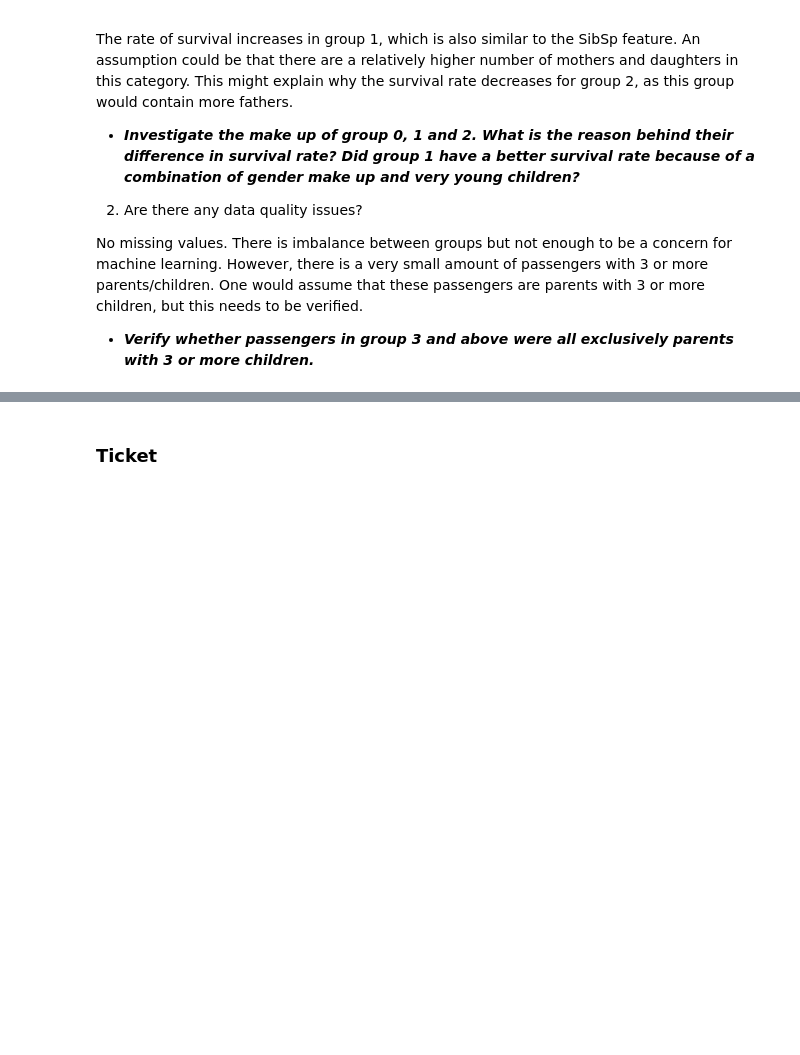
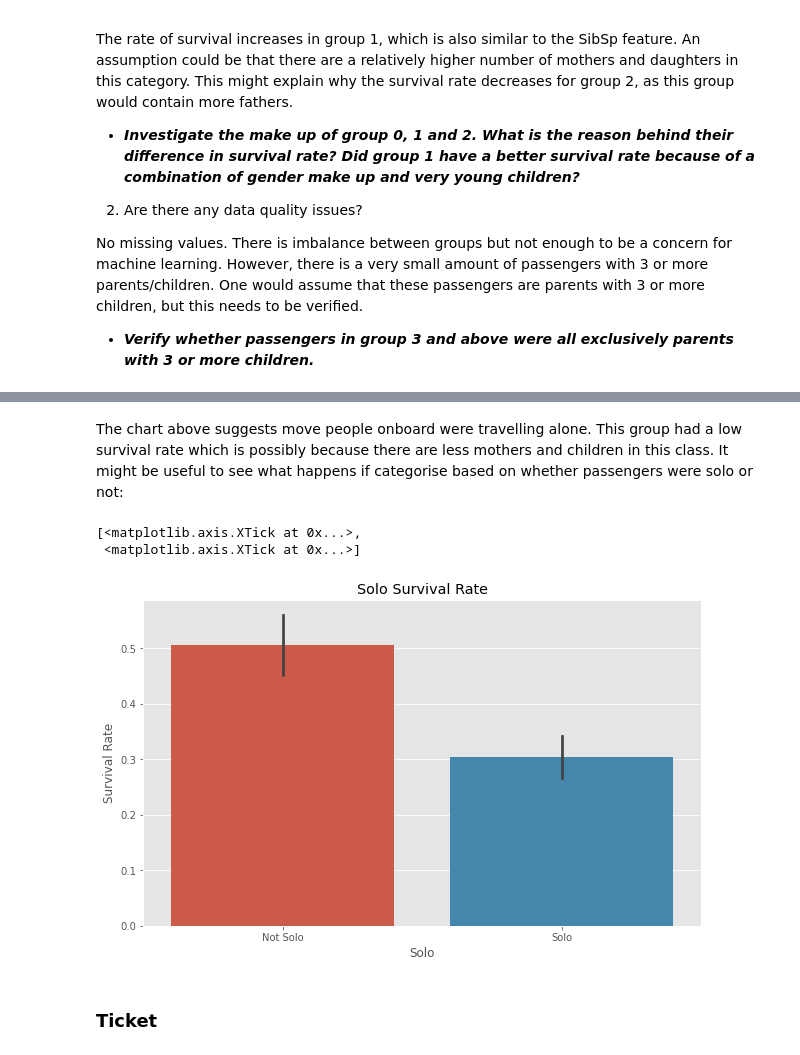
Before and after one commit to danielsuarez-mash/titanic_project, a Jupyter notebook: titanic.ipynb, the cells around one changed output, grey strips where cells are left out. Drawn from its saved outputs; the diff is of its cells as text; code cells hidden in the pictures; blank space fills up the shorter version.

```diff
--- a/titanic.ipynb
+++ b/titanic.ipynb
@@ -346,3 +371,22 @@ No missing values. There is imbalance between groups but not enough to be a conc
+# %% [markdown]
+The chart above suggests move people onboard were travelling alone. This group had a low survival rate which is possibly because there are less mothers and children in this class. It might be useful to see what happens if categorise based on whether passengers were solo or not:
+# %%
+figure, axes = plt.subplots(figsize = (10, 6))
+
+# create solo feature
+solo = train_copy['family_size'] == 0
+train_copy['solo'] = solo.map(arg = {False: 0, True: 1})
+
+# plot solo survival rate
+sns.barplot(data = train_copy, x = 'solo', y = 'survived', ax = axes)
+axes.set_title('Solo Survival Rate')
+axes.set_xlabel('Solo')
+axes.set_ylabel('Survival Rate')
+axes.set_xticks(ticks = [0, 1], labels = ['Not Solo', 'Solo'])
+# %% [output]
+[<matplotlib.axis.XTick at 0x...>,
+ <matplotlib.axis.XTick at 0x...>]
+[figure, added]
 # %% [markdown]
 ### Ticket
 # %%
```
Also changed, not shown: parts of 13 cells of this notebook, 3 other files.
